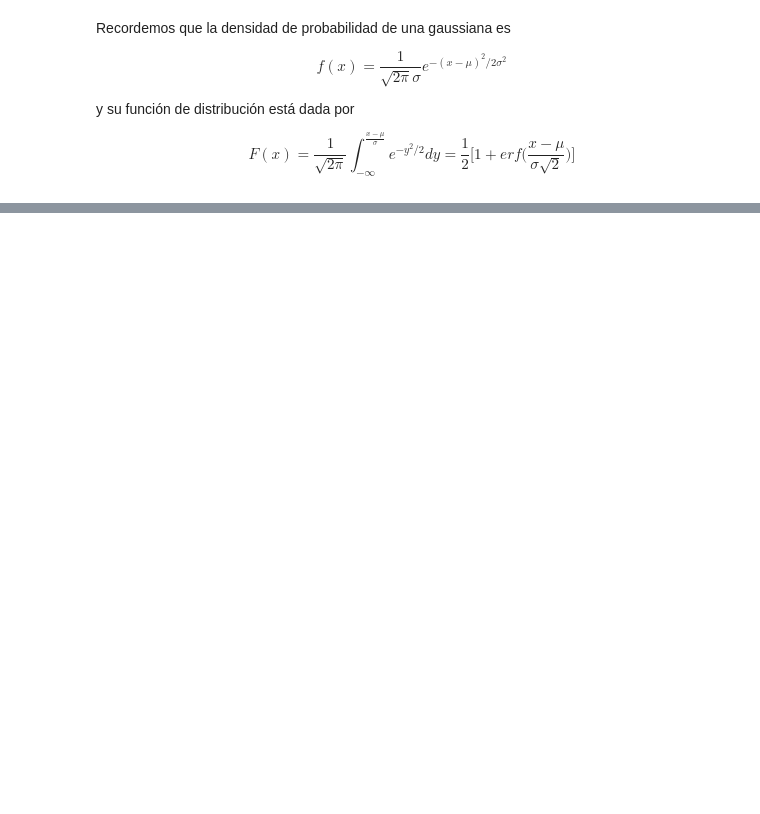
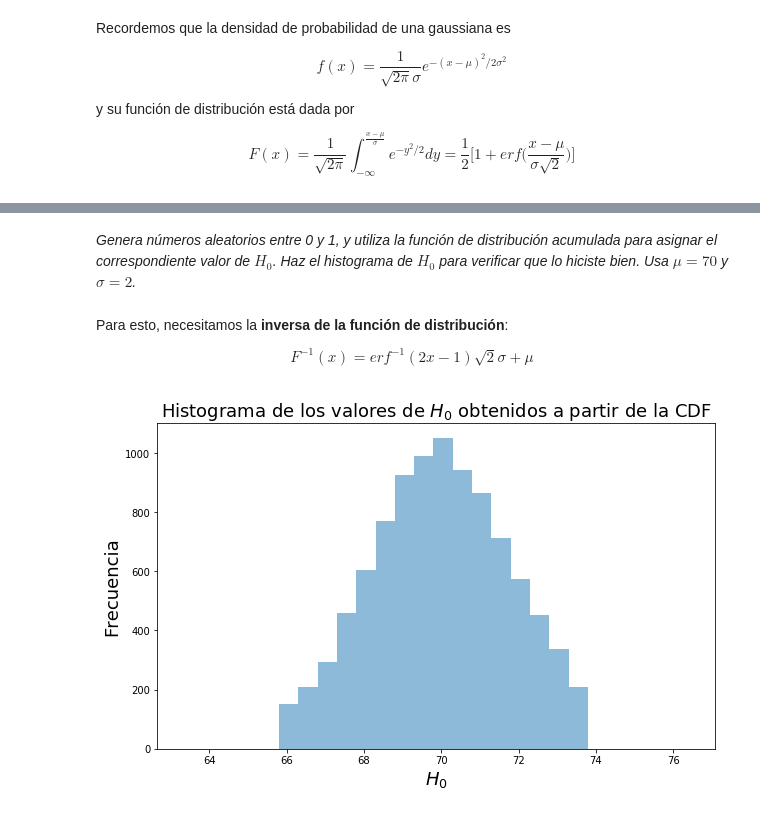
Before and after one commit to CosmoStats/cosmostats2018-Pagutri, a Jupyter notebook: Sep/ejercicios/ejercicio01.ipynb, the cells around one changed output, grey strips where cells are left out. Drawn from its saved outputs; the diff is of its cells as text; code cells hidden in the pictures; blank space fills up the shorter version.

```diff
--- a/Sep/ejercicios/ejercicio01.ipynb
+++ b/Sep/ejercicios/ejercicio01.ipynb
@@ -63,0 +65,34 @@ Text(0.5,1,'Distribución acumulada gaussiana para $\\mu = 70$ y $\\sigma = 2$')
+# %% [markdown]
+_Genera números aleatorios entre 0 y 1, y utiliza la función de distribución acumulada para asignar el correspondiente valor de $ H_0 $. Haz el histograma de $ H_0 $ para verificar que lo hiciste bien. Usa $ \mu = 70 $ y $ \sigma = 2 $._
+# %% [markdown]
+Para esto, necesitamos la **inversa de la función de distribución**:
+
+$$
+F^{-1}(x) = erf^{-1}(2x - 1)\sqrt{2}\sigma + \mu
+$$
+# %%
+def inverse_cmd_gauss(x, sigma, mu):
+    return spe.erfinv(2.0 * x - 1.0) * math.sqrt(2.0) * sigma + mu
+
+vecfun = np.vectorize(inverse_cmd_gauss)
+
+sigma = 2.0
+mu = 70.0
+H0_values = []
+
+for i in range(10000):
+    rand_num = random.random()
+    H0_values.append(vecfun(rand_num, sigma, mu))
+
+bins = np.arange(65.8, 74.0, 0.5) # Fijo el tamaño del bin
+
+plt.xlim([min(H0_values), max(H0_values)])
+
+plt.hist(H0_values, bins=bins, alpha=0.5)
+plt.title(r'Histograma de los valores de $H_0$ obtenidos a partir de la CDF', fontsize = 18)
+plt.xlabel(r'$H_0$', fontsize = 18)
+plt.ylabel('Frecuencia', fontsize = 18)
+
+plt.show()
+# %% [output]
+[figure, added]
```
Also changed, not shown: parts of 4 cells of this notebook.
